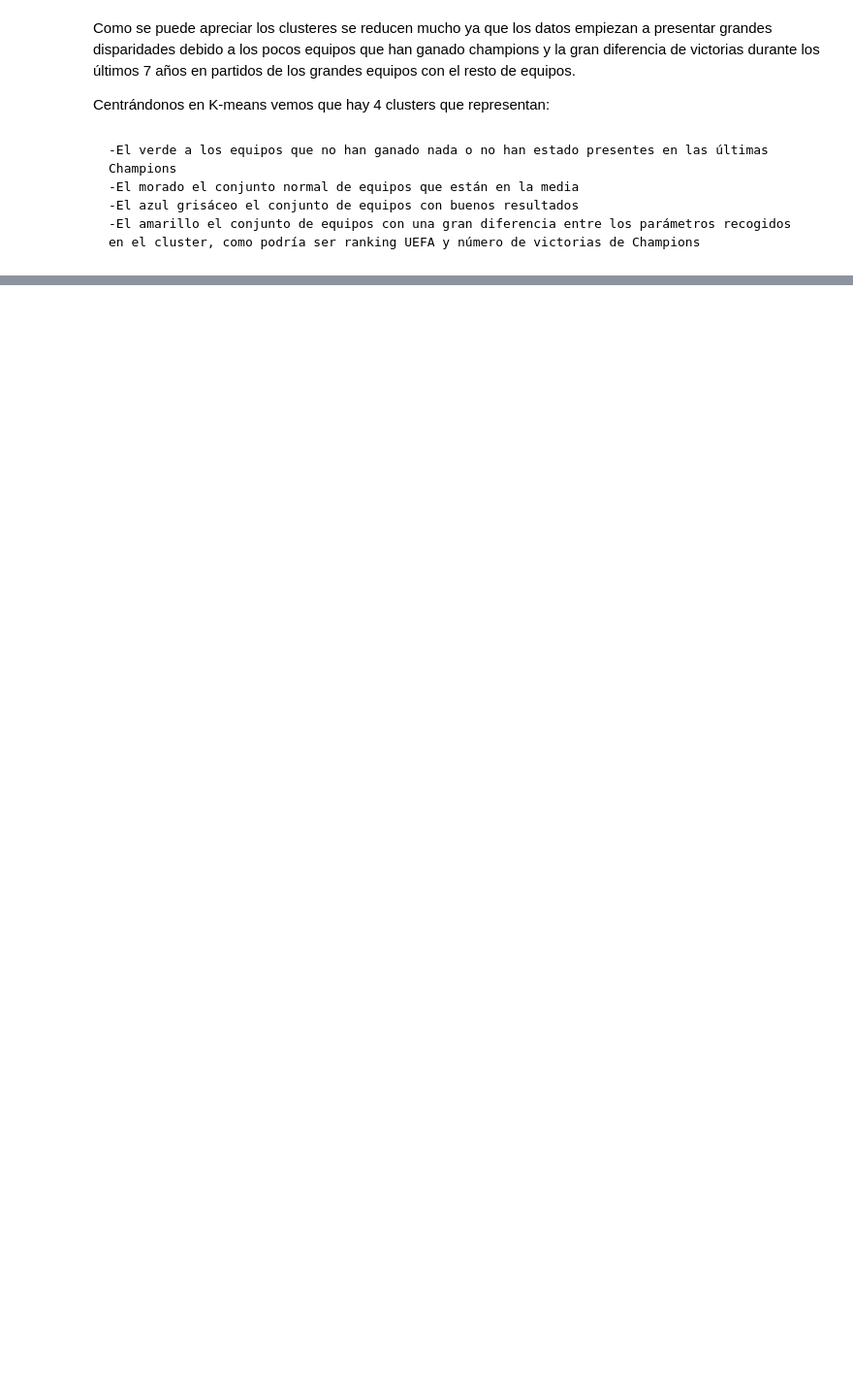
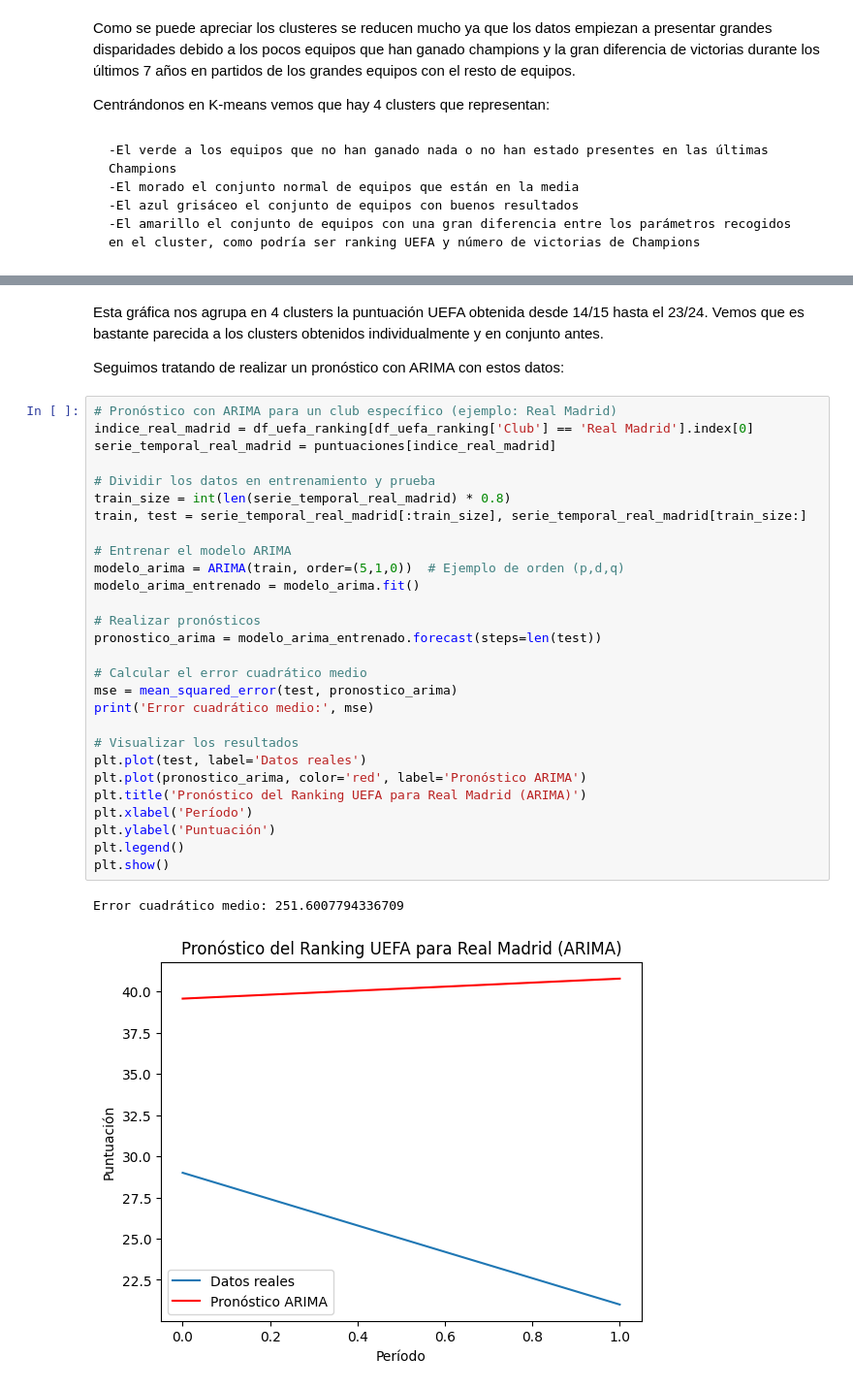
Before and after one commit to PdEXavierMY/Champions, a Jupyter notebook: cluster.ipynb, the cells around one changed output, grey strips where cells are left out. Shown at 97% size. Cells and saved outputs as stored; diff of their text form; blank space fills up the shorter version.

```diff
--- a/cluster.ipynb
+++ b/cluster.ipynb
@@ -317,0 +363,35 @@ Centrándonos en K-means vemos que hay 4 clusters que representan:
+# %% [markdown]
+Esta gráfica nos agrupa en 4 clusters la puntuación UEFA obtenida desde 14/15 hasta el 23/24. Vemos que es bastante parecida a los clusters obtenidos individualmente y en conjunto antes.
+
+Seguimos tratando de realizar un pronóstico con ARIMA con estos datos:
+# %%
+# Pronóstico con ARIMA para un club específico (ejemplo: Real Madrid)
+indice_real_madrid = df_uefa_ranking[df_uefa_ranking['Club'] == 'Real Madrid'].index[0]
+serie_temporal_real_madrid = puntuaciones[indice_real_madrid]
+
+# Dividir los datos en entrenamiento y prueba
+train_size = int(len(serie_temporal_real_madrid) * 0.8)
+train, test = serie_temporal_real_madrid[:train_size], serie_temporal_real_madrid[train_size:]
+
+# Entrenar el modelo ARIMA
+modelo_arima = ARIMA(train, order=(5,1,0))  # Ejemplo de orden (p,d,q)
+modelo_arima_entrenado = modelo_arima.fit()
+
+# Realizar pronósticos
+pronostico_arima = modelo_arima_entrenado.forecast(steps=len(test))
+
+# Calcular el error cuadrático medio
+mse = mean_squared_error(test, pronostico_arima)
+print('Error cuadrático medio:', mse)
+
+# Visualizar los resultados
+plt.plot(test, label='Datos reales')
+plt.plot(pronostico_arima, color='red', label='Pronóstico ARIMA')
+plt.title('Pronóstico del Ranking UEFA para Real Madrid (ARIMA)')
+plt.xlabel('Período')
+plt.ylabel('Puntuación')
+plt.legend()
+plt.show()
+# %% [output]
+Error cuadrático medio: 251.6007794336709
+[figure, added]
```
Also changed, not shown: parts of 12 cells of this notebook.
